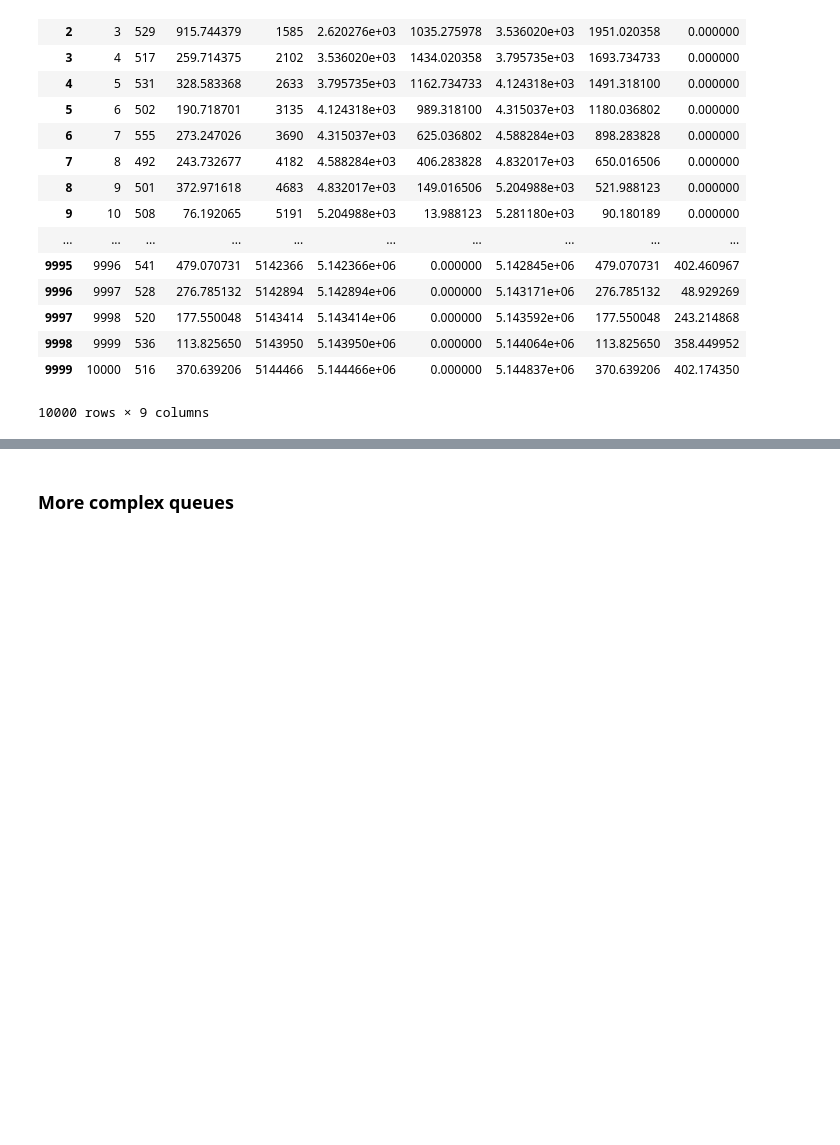
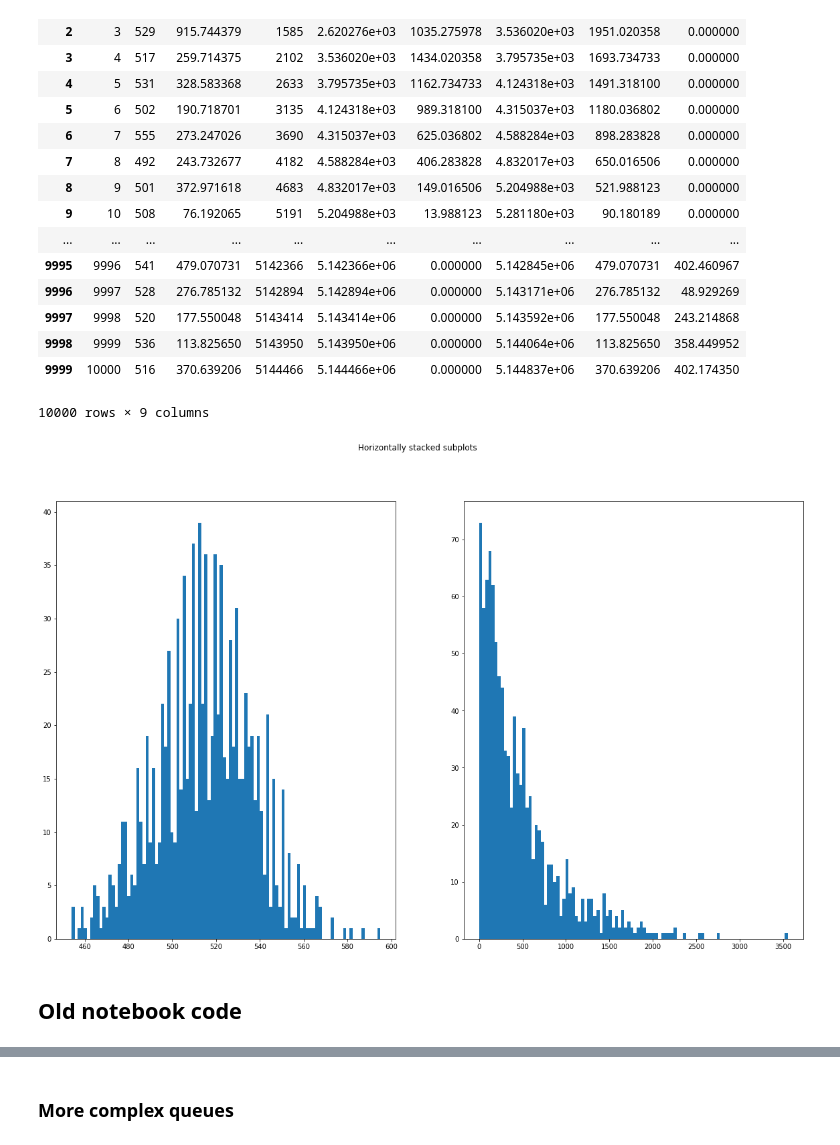
Before and after one commit to TUDelft-CITG/OpenQTSim, a Jupyter notebook: notebooks/Basic Queue using package.ipynb, the cells around one changed output, grey strips where cells are left out. Cells and saved outputs as stored; diff of their text form; code cells hidden in the pictures; blank space fills up the shorter version.

```diff
--- a/notebooks/Basic Queue using package.ipynb
+++ b/notebooks/Basic Queue using package.ipynb
@@ -175,3 +188,14 @@ plt.hist(np.array(sim.log["ST"]), 50)
+# %%
+import matplotlib.pyplot as plt
+
+fig, (ax1, ax2) = plt.subplots(1, 2, figsize=(20, 12))
+fig.suptitle('Horizontally stacked subplots')
+ax1.hist(sim.log["IAT"],100);
+ax2.hist(sim.log["ST"],100);
+# %% [output]
+[figure, added]
+# %% [markdown]
+## Old notebook code
 # %%
 *** M_M_1_inf_inf_FIFO ***
 arrival rate: 8.0000 per hour
```
Also changed, not shown: parts of 21 cells of this notebook, 1 other file.
